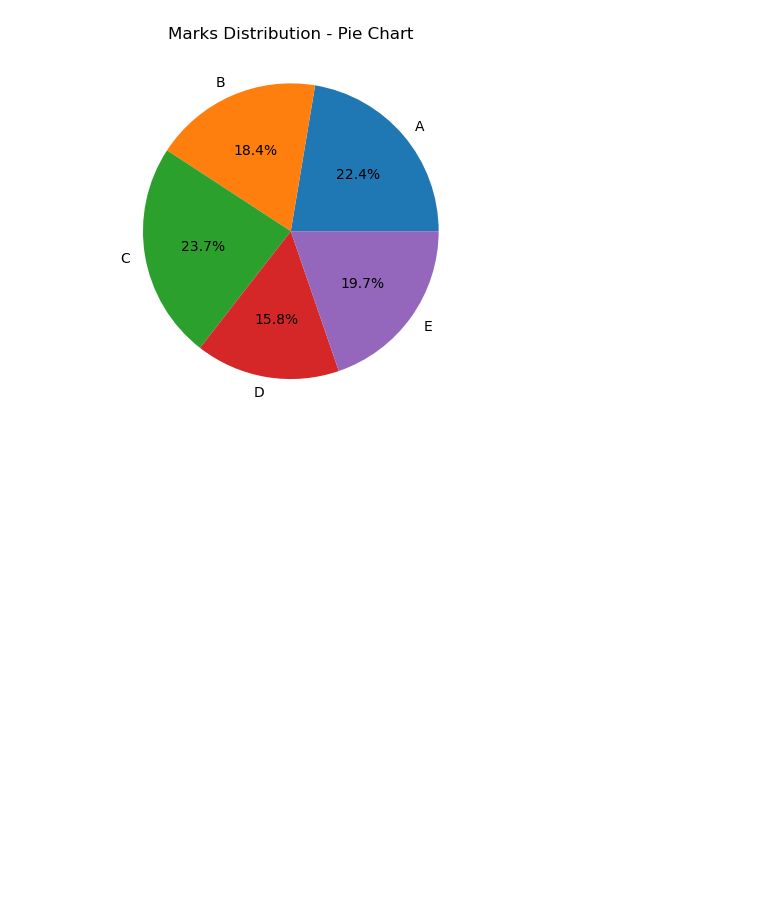
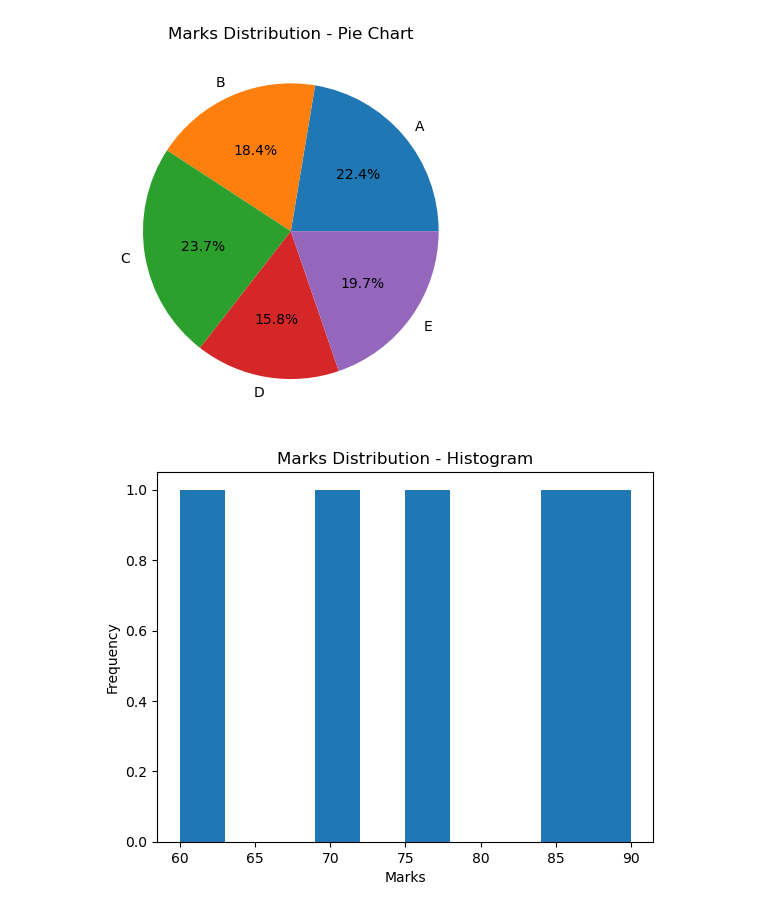
Before and after one commit to sakshi07bhosale/Data-Science, a Jupyter notebook: Day5/matplotlib.ipynb, the cells around one changed output. Drawn from its saved outputs; the diff is of its cells as text; code cells hidden in the pictures; blank space fills up the shorter version.

Commit message:
Histogram created using python

```diff
--- a/Day5/matplotlib.ipynb
+++ b/Day5/matplotlib.ipynb
@@ -40,3 +40,13 @@ plt.title("Marks Distribution - Pie Chart")
 plt.show()
 # %% [output]
 [figure]
+# %%
+# 4️⃣ Histogram
+plt.figure()
+plt.hist(df["Marks"])
+plt.title("Marks Distribution - Histogram")
+plt.xlabel("Marks")
+plt.ylabel("Frequency")
+plt.show()
+# %% [output]
+[figure, added]
```
